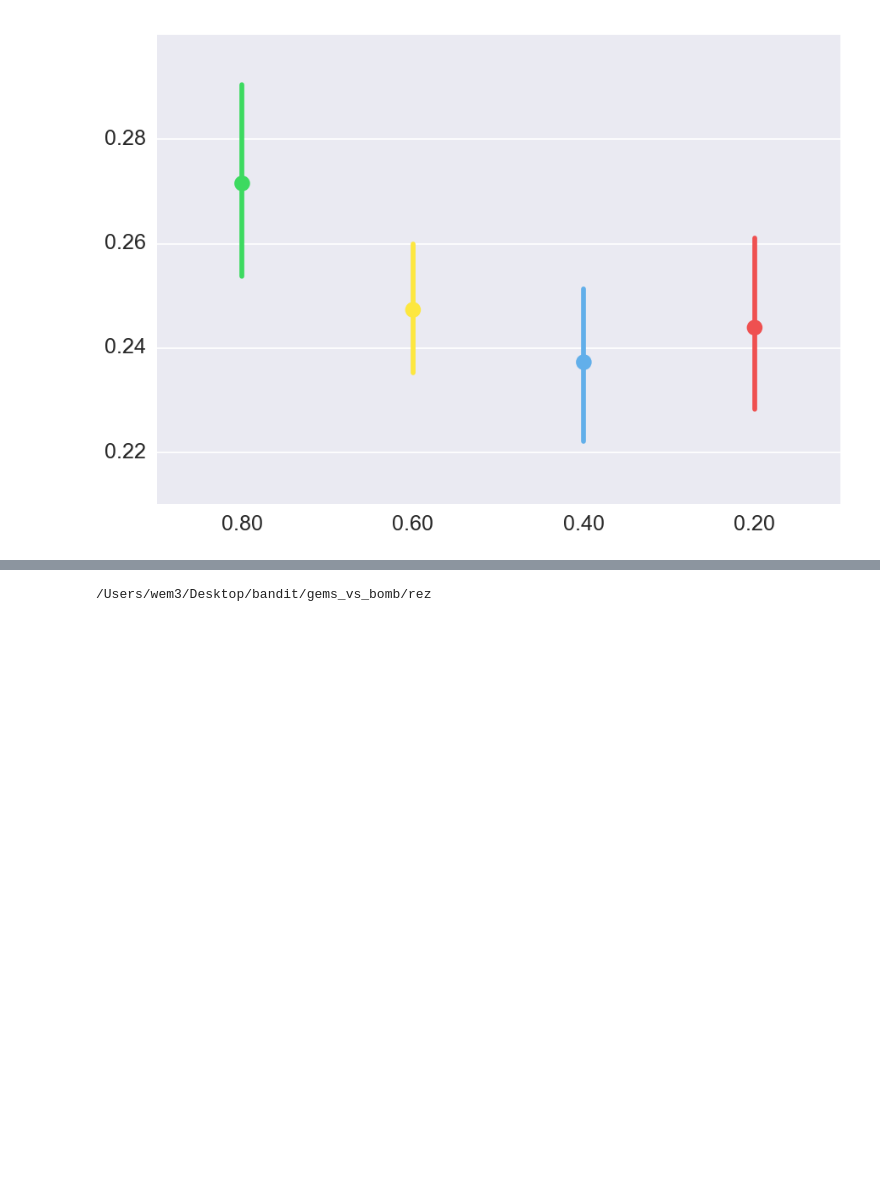
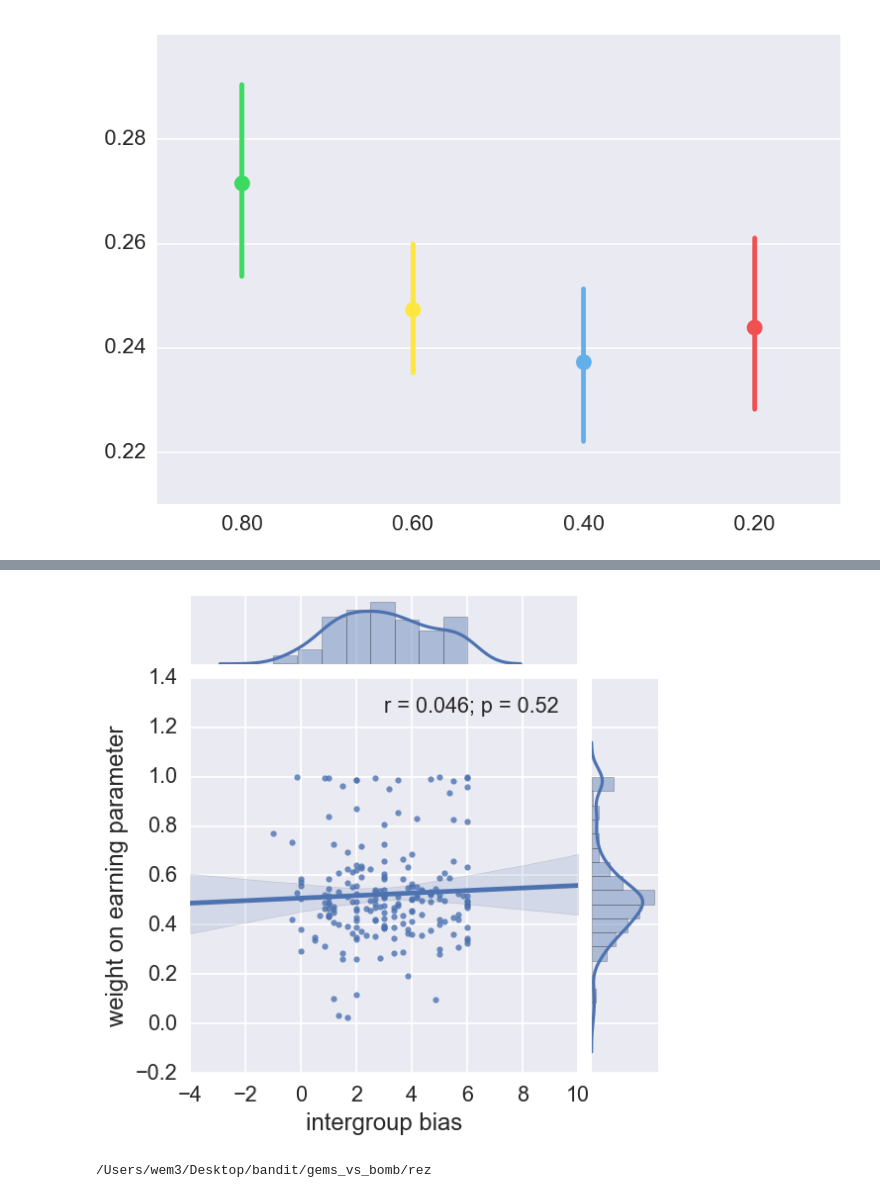
Before and after one commit to wem3/gems_vs_bomb, a Jupyter notebook: rez/all_bandits.ipynb, the cells around one changed output, grey strips where cells are left out. Saved outputs shown, nothing was run; the diff lists cells and outputs as text; code cells hidden in the pictures; blank space fills up the shorter version.

```diff
--- a/rez/all_bandits.ipynb
+++ b/rez/all_bandits.ipynb
@@ -427,9 +422,12 @@ with sns.plotting_context('talk', font_scale=1.2):
 # %%
 # regression of 'preference for earn' parameter on intergroup bias
 data = b7[['wEarn','igbias']]
 with sns.plotting_context('talk', font_scale=1.2):
     ax = (sns.jointplot(x='igbias', y='wEarn', data=data, kind='reg', annot_kws=dict(stat='r'))
-                       .set_axis_labels('intergroup bias', 'preference for earn parameter'))
+                       .set_axis_labels('intergroup bias', 'weight on earning parameter'))
+    ax.savefig('b7_wEarn_x_igbias')
+# %% [output]
+[figure, added]
 # %%
 !pwd
 # %% [output]
```
Also changed, not shown: parts of 6 cells of this notebook, 5 other files.
